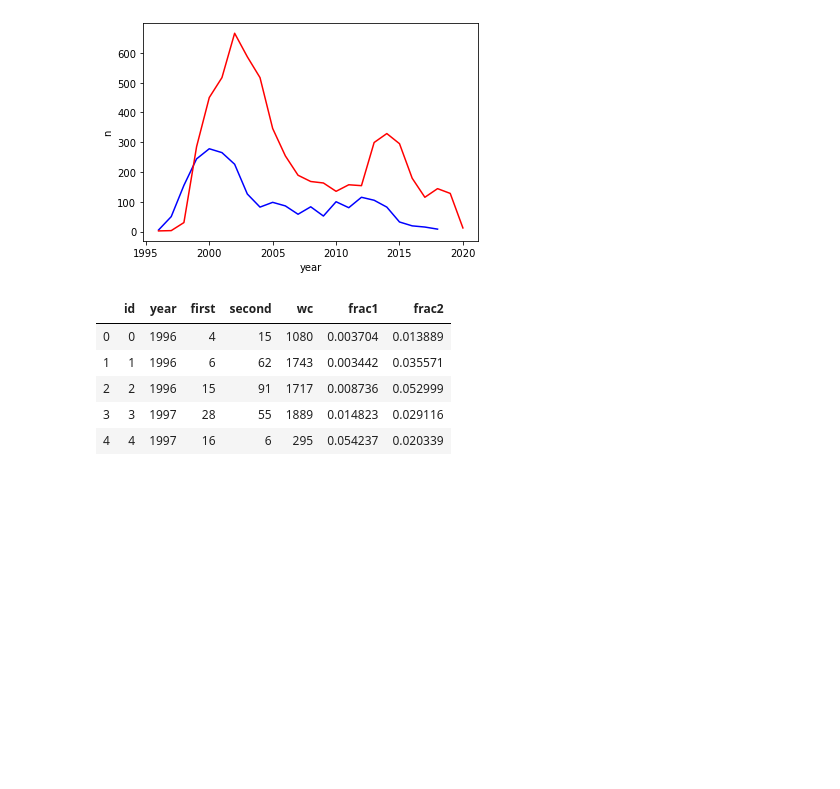
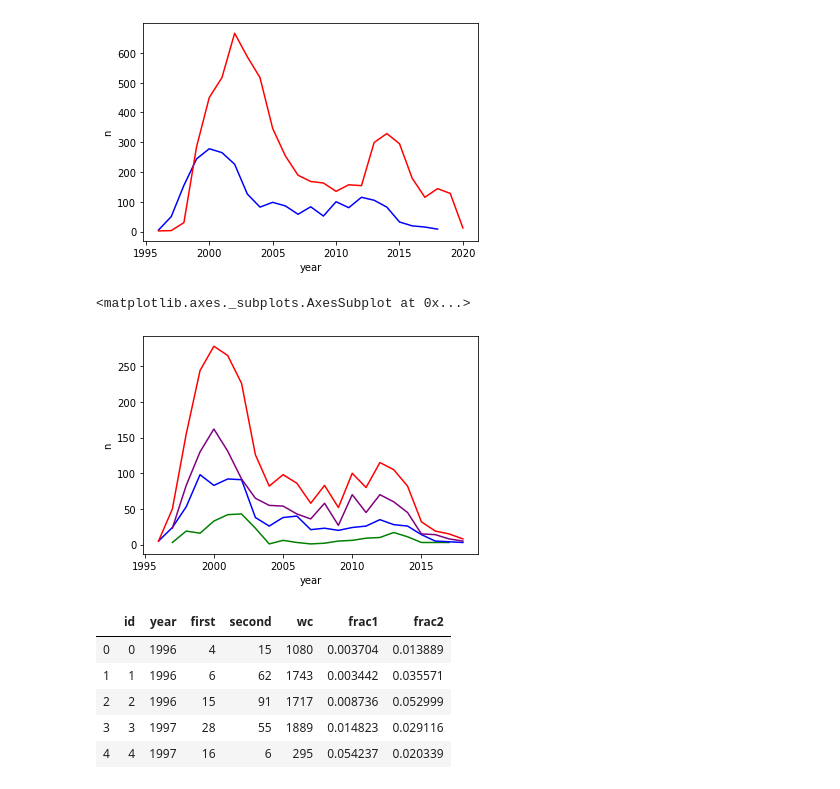
Before and after one commit to crboothb/sciencemag-careers-analysis, a Jupyter notebook: scripts/classifier_test2.ipynb, the cells around one changed output. Saved outputs shown, nothing was run; the diff lists cells and outputs as text; code cells hidden in the pictures; blank space fills up the shorter version.

```diff
--- a/scripts/classifier_test2.ipynb
+++ b/scripts/classifier_test2.ipynb
@@ -111,0 +116,5 @@ done
+# %%
+advice_df = cls.clean_text_df(advice_df)
+person_automated = cls.designate_person_from_df(advice_df)
+advice_df["person_automated"] = person_automated
+advice_df["person_automated"].value_counts()
@@ -117,6 +133,28 @@ sns.lineplot(x = "year", y = "n", color = "red", data=full_vis)
 # %% [output]
 <matplotlib.axes._subplots.AxesSubplot at 0x...>
 [figure]
+# %%
+a_first_df = advice_df[advice_df.person_automated == "first"]
+a_second_df = advice_df[advice_df.person_automated == "second"]
+a_third_df = advice_df[advice_df.person_automated == "third"]
+
+first_vis = vis.prep_per(a_first_df, group_by="year")
+# first_vis = first_vis[a_first_vis["year"]<2020]
+second_vis = vis.prep_per(a_second_df, group_by="year")
+# second_vis = second_vis[second_vis["year"]<2020]
+third_vis = vis.prep_per(a_third_df, group_by="year")
+# third_vis = third_vis[third_vis["year"]<2020]
+advice_vis = vis.prep_per(advice_df, group_by = "year")
+# advice_vis = full_vis[advice_vis["year"]<2020]
+
+sns.lineplot(x = "year", y = "n", color = "green", data=first_vis)
+sns.lineplot(x = "year", y = "n", color = "blue", data=second_vis)
+sns.lineplot(x = "year", y = "n", color = "purple", data=third_vis)
+
+sns.lineplot(x = "year", y = "n", color = "red", data=advice_vis)
+# %% [output]
+<matplotlib.axes._subplots.AxesSubplot at 0x...>
+[figure, added]
 # %%
 counts_df = clh.pronouns(advice_df)
 
```
Also changed, not shown: parts of 10 cells of this notebook.
